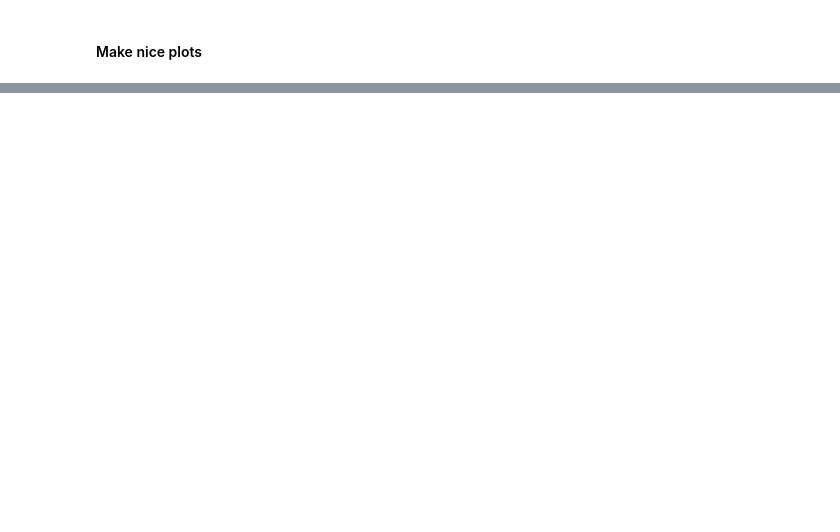
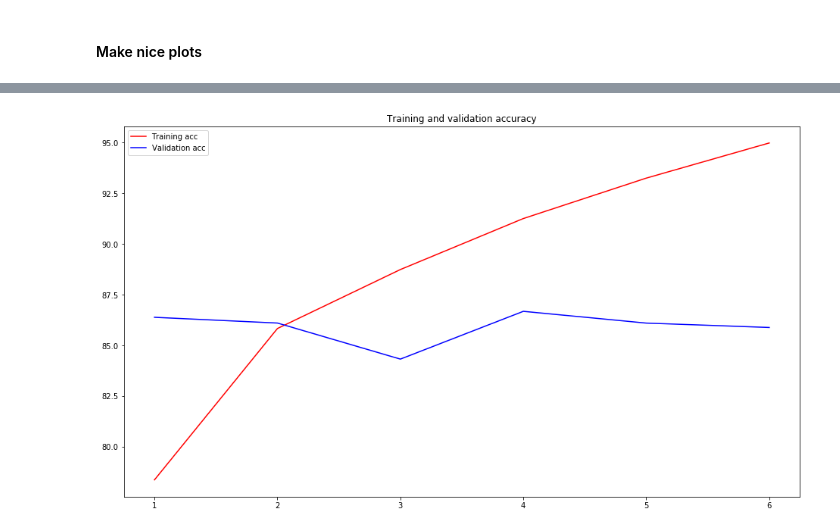
Before and after one commit to salmanmaq/inspire-core-classifier, a Jupyter notebook: INSPIRE CNN Text Classification.ipynb, the cells around one changed output, grey strips where cells are left out. Cells and saved outputs as stored; diff of their text form; code cells hidden in the pictures; blank space fills up the shorter version.

```diff
--- a/INSPIRE CNN Text Classification.ipynb
+++ b/INSPIRE CNN Text Classification.ipynb
@@ -438,0 +566,16 @@ plt.show()
+# %%
+EPOCH = 6
+BATCH_SIZE = 64
+KERNEL_SIZES = [3,4,5,6]
+KERNEL_DIM = 200
+LR = 0.001
+# %%
+model = CNNClassifier(len(word2index), 300, len(target2index), KERNEL_DIM, KERNEL_SIZES)
+model.init_weights(pretrained_vectors) # initialize embedding matrix using pretrained vectors
+
+if USE_CUDA:
+    model = model.cuda()
+
+loss_function = nn.CrossEntropyLoss(weight=class_weights)
+optimizer = optim.Adam(model.parameters(), lr=LR)
+scheduler = optim.lr_scheduler.StepLR(optimizer, step_size=5, gamma=0.1)
@@ -438,0 +596,17 @@ plt.show()
+# %%
+train_loss, train_acc, val_loss, val_acc = [], [], [], []
+for epoch in range(EPOCH):
+
+#     scheduler.step()
+
+    print('<<<<<<<<<<<<<TRAINING>>>>>>>>>>>>')
+    epoch_train_loss, epoch_train_acc = train_model(train_data, model, loss_function, epoch)
+    print('[TRAIN] EPOCH: {}, Loss: {}, Accuracy: {}'.format(epoch, epoch_train_loss, epoch_train_acc))
+    train_loss.append(epoch_train_loss)
+    train_acc.append(epoch_train_acc)
+
+    print('<<<<<<<<<<<<< VALIDATING >>>>>>>>>>>>')
+    epoch_val_loss, epoch_val_acc = validate(val_data, model, loss_function, epoch)
+    print('[VAL] EPOCH: {}, Loss: {}, Accuracy: {}'.format(epoch, epoch_val_loss, epoch_val_acc))
+    val_loss.append(epoch_val_loss)
+    val_acc.append(epoch_val_acc)
@@ -438,0 +631,13 @@ plt.show()
+# %%
+# Accuracy
+epochs = range(1, 6 + 1)
+
+plt.figure(figsize=(16, 9))
+plt.plot(epochs, train_acc, 'r', label='Training acc')
+plt.plot(epochs, val_acc, 'b', label='Validation acc')
+plt.title('Training and validation accuracy')
+plt.legend()
+
+plt.show()
+# %% [output]
+[figure, added]
```
Also changed, not shown: parts of 34 cells of this notebook, 21 other files.
